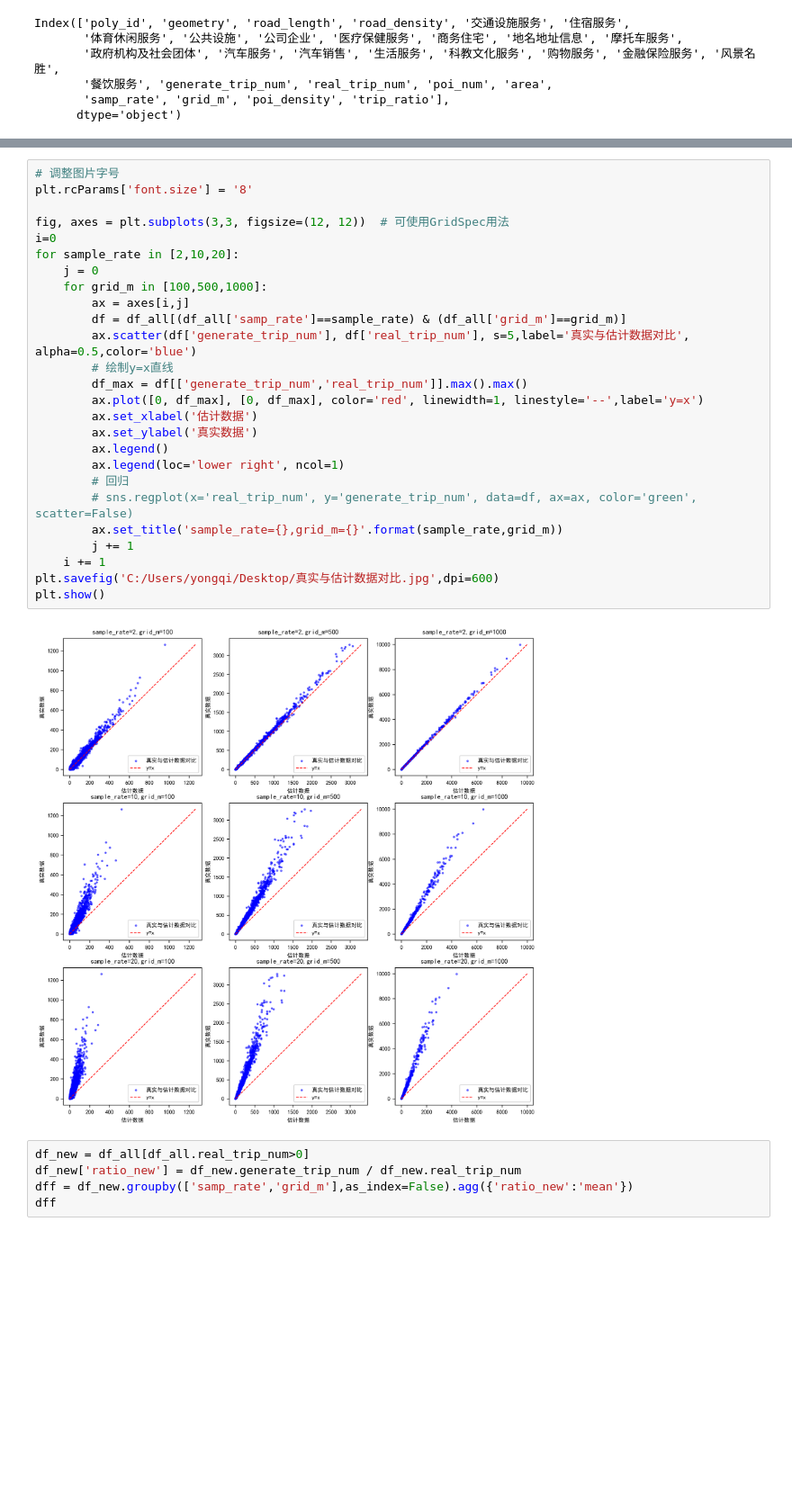
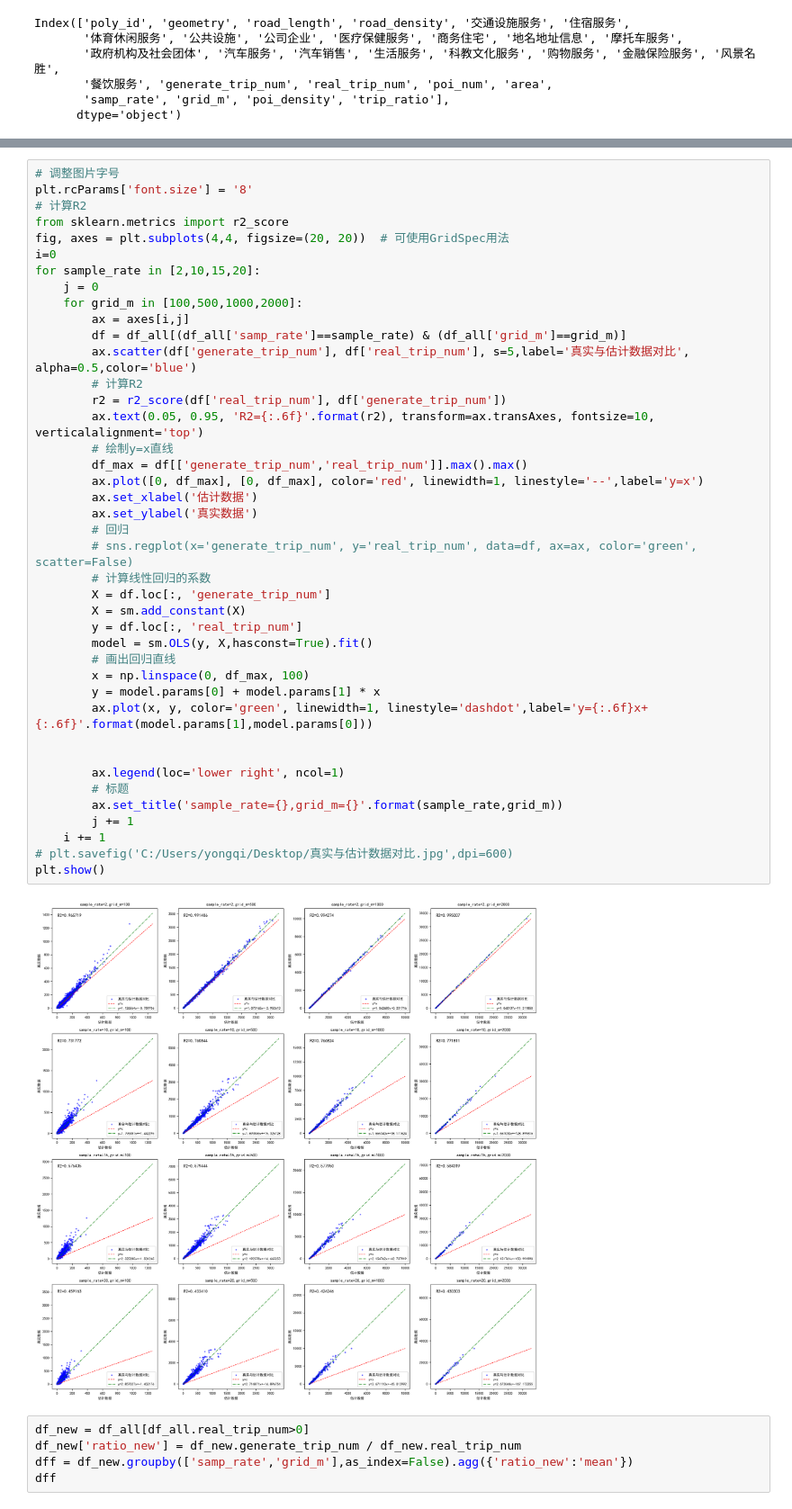
Before and after one commit to yongqi8753/kk_my_code, a Jupyter notebook: 绘制散点图.ipynb, the cells around one changed output, grey strips where cells are left out. Shown at 90% size. Drawn from its saved outputs; the diff is of its cells as text; blank space fills up the shorter version.

```diff
--- a/绘制散点图.ipynb
+++ b/绘制散点图.ipynb
@@ -29,31 +37,46 @@ Index(['poly_id', 'geometry', 'road_length', 'road_density', '交通设施服务
 # %%
 # 调整图片字号
 plt.rcParams['font.size'] = '8'
-
-fig, axes = plt.subplots(3,3, figsize=(12, 12))  # 可使用GridSpec用法
+# 计算R2
+from sklearn.metrics import r2_score
+fig, axes = plt.subplots(4,4, figsize=(20, 20))  # 可使用GridSpec用法
 i=0
-for sample_rate in [2,10,20]:
+for sample_rate in [2,10,15,20]:
     j = 0
-    for grid_m in [100,500,1000]:
+    for grid_m in [100,500,1000,2000]:
         ax = axes[i,j]
         df = df_all[(df_all['samp_rate']==sample_rate) & (df_all['grid_m']==grid_m)]
         ax.scatter(df['generate_trip_num'], df['real_trip_num'], s=5,label='真实与估计数据对比', alpha=0.5,color='blue')
+        # 计算R2
+        r2 = r2_score(df['real_trip_num'], df['generate_trip_num'])
+        ax.text(0.05, 0.95, 'R2={:.6f}'.format(r2), transform=ax.transAxes, fontsize=10, verticalalignment='top')
         # 绘制y=x直线
         df_max = df[['generate_trip_num','real_trip_num']].max().max()
         ax.plot([0, df_max], [0, df_max], color='red', linewidth=1, linestyle='--',label='y=x')
         ax.set_xlabel('估计数据')
         ax.set_ylabel('真实数据')
-        ax.legend()
+        # 回归
+        # sns.regplot(x='generate_trip_num', y='real_trip_num', data=df, ax=ax, color='green', scatter=False)
+        # 计算线性回归的系数
+        X = df.loc[:, 'generate_trip_num']
+        X = sm.add_constant(X)
+        y = df.loc[:, 'real_trip_num']
+        model = sm.OLS(y, X,hasconst=True).fit()
+        # 画出回归直线
+        x = np.linspace(0, df_max, 100)
+        y = model.params[0] + model.params[1] * x
+        ax.plot(x, y, color='green', linewidth=1, linestyle='dashdot',label='y={:.6f}x+{:.6f}'.format(model.params[1],model.params[0]))
+
+
         ax.legend(loc='lower right', ncol=1)
-        # 回归
-        # sns.regplot(x='real_trip_num', y='generate_trip_num', data=df, ax=ax, color='green', scatter=False)
+        # 标题
         ax.set_title('sample_rate={},grid_m={}'.format(sample_rate,grid_m))
         j += 1
     i += 1
-plt.savefig('C:/Users/yongqi/Desktop/真实与估计数据对比.jpg',dpi=600)
+# plt.savefig('C:/Users/yongqi/Desktop/真实与估计数据对比.jpg',dpi=600)
 plt.show()
 # %% [output]
-[figure, old version]
+[figure, new version]
 # %%
 df_new = df_all[df_all.real_trip_num>0]
 df_new['ratio_new'] = df_new.generate_trip_num / df_new.real_trip_num
```
Also changed, not shown: parts of 1 cell of this notebook, 1 other file.
